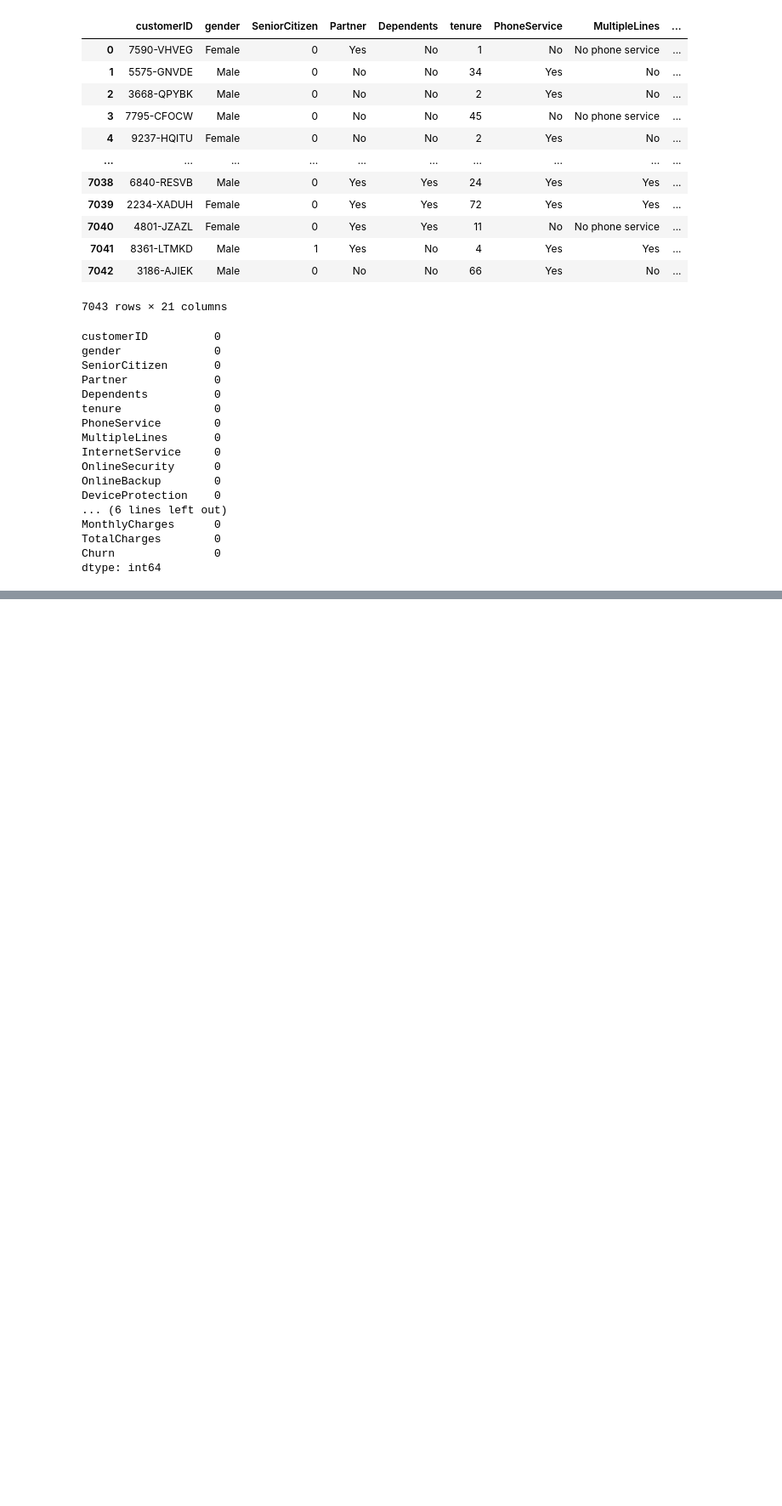
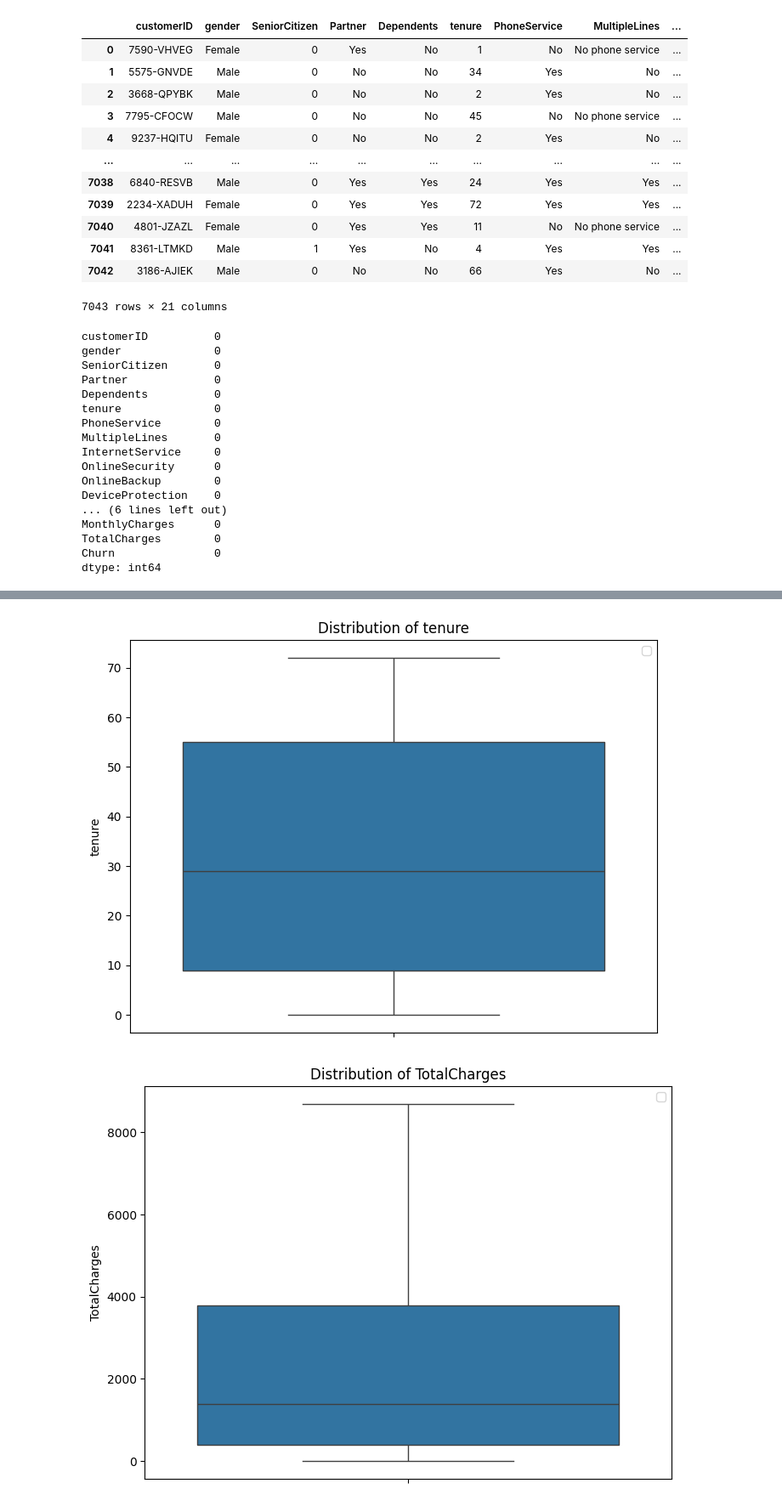
Before and after one commit to CreeperSama/Customer_Churn_Prediction, a Jupyter notebook: notebook/customer_churn.ipynb, the cells around one changed output, grey strips where cells are left out. Shown at 85% size. Cells and saved outputs as stored; diff of their text form; code cells hidden in the pictures; blank space fills up the shorter version.

```diff
--- a/notebook/customer_churn.ipynb
+++ b/notebook/customer_churn.ipynb
@@ -50,0 +172,14 @@ dtype: int64
+# %%
+def plot_boxplot(df, column_name):
+    plt.figure(figsize = (8, 6))
+    sns.boxplot(y = df[column_name])
+    plt.title(f"Distribution of {column_name}")
+    plt.legend()
+    plt.show()
+# %%
+plot_boxplot(df, 'tenure')
+plot_boxplot(df, 'TotalCharges')
+plot_boxplot(df, 'MonthlyCharges')
+# %% [output]
+[figure, added]
+[figure, added]
```
Also changed, not shown: parts of 26 cells of this notebook, 2 other files.
